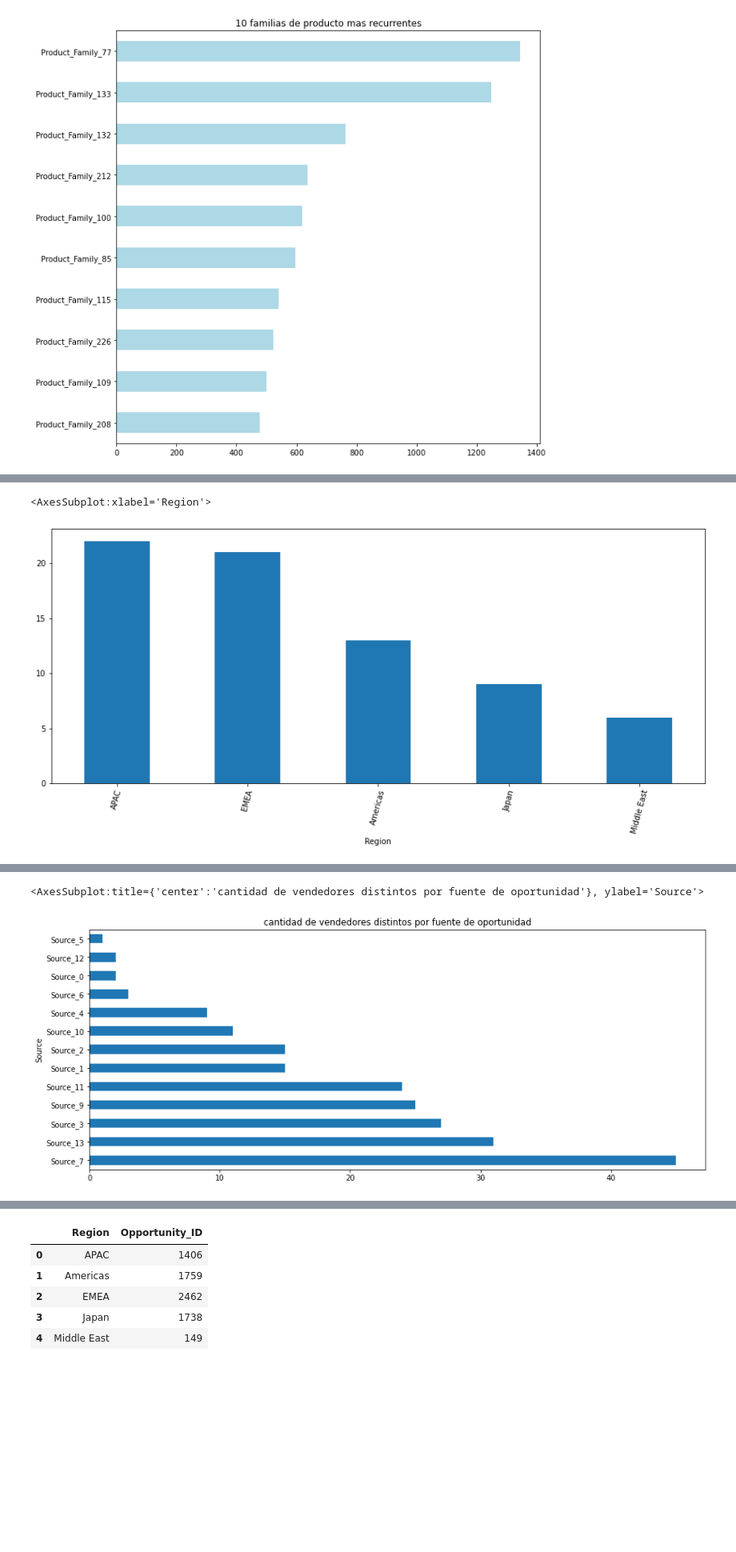
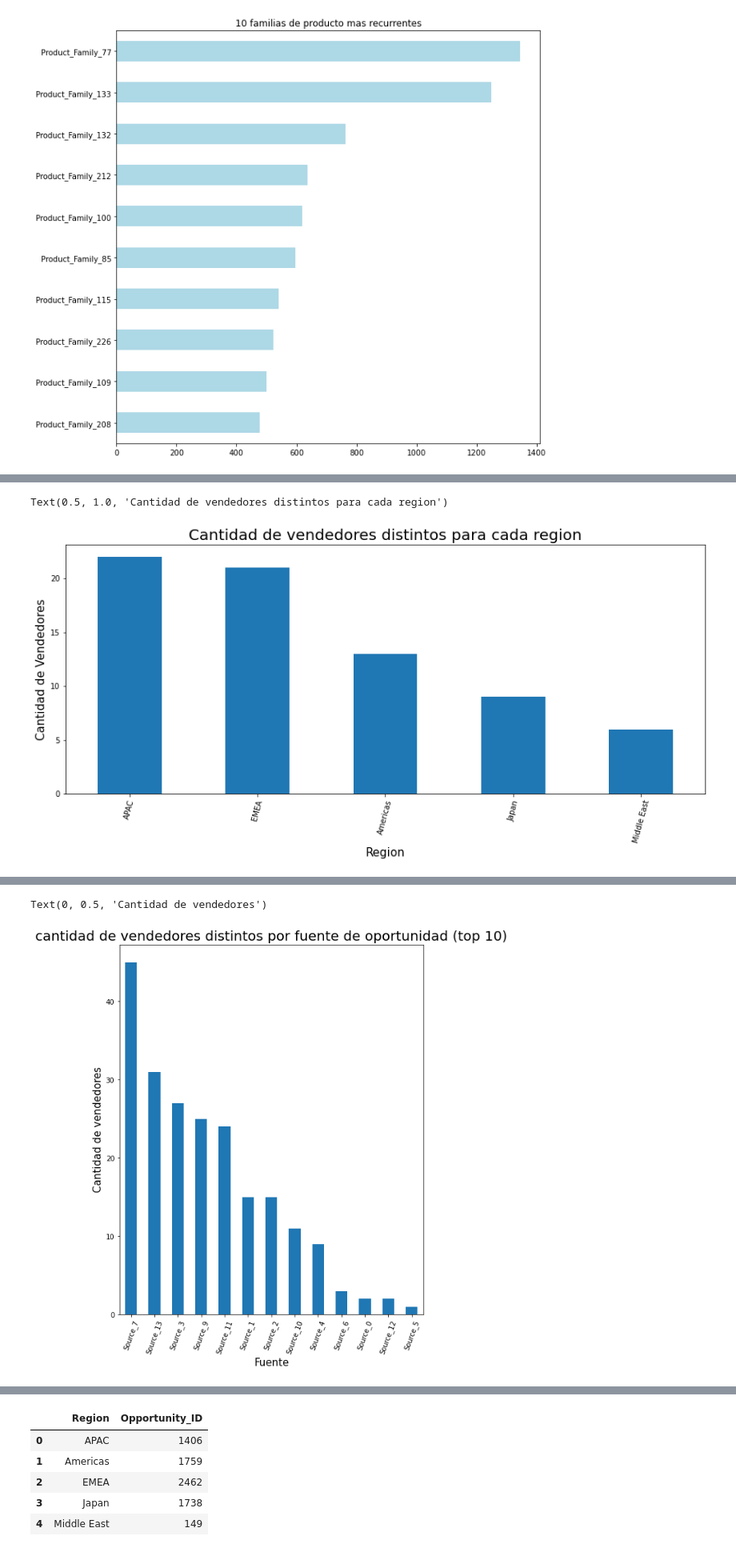
Before and after one commit to faristegui/tpdatos-2c-2020, a Jupyter notebook: tp1-franco.ipynb, the cells around one changed output, grey strips where cells are left out. Shown at 80% size. Cells and saved outputs as stored; diff of their text form; code cells hidden in the pictures; blank space fills up the shorter version.

```diff
--- a/tp1-franco.ipynb
+++ b/tp1-franco.ipynb
@@ -313,10 +326,13 @@ opportunitiesByFamily.reset_index().sort_values(by='Region_count',ascending=Fals
 # %%
 opportunitiesByFamily = data_frame.groupby(['Region']).agg({'Opportunity_Owner':pd.Series.nunique})
 opportunitiesByFamily.columns = ['Opportunity_count']
-opportunitiesByFamily.sort_values(by='Opportunity_count',ascending=False).plot.bar(legend=False,figsize=(15,6),rot=75)
+ax = opportunitiesByFamily.sort_values(by='Opportunity_count',ascending=False).plot.bar(legend=False,figsize=(15,6),rot=75)
+ax.set_xlabel('Region', size=15)
+ax.set_ylabel('Cantidad de Vendedores',size=15)
+ax.set_title('Cantidad de vendedores distintos para cada region',size=20)
 # %% [output]
-<AxesSubplot:xlabel='Region'>
+Text(0.5, 1.0, 'Cantidad de vendedores distintos para cada region')
-[figure, old version]
+[figure, new version]
 # %%
 data_frame['Source '].value_counts()
 # %% [output]
@@ -338,11 +354,13 @@ Name: Source , dtype: int64
 # %%
 opportunitiesByFamily = data_frame.groupby(['Source ']).agg({'Opportunity_Owner':pd.Series.nunique}).reset_index().loc[1:,:]
 opportunitiesByFamily.columns = ['Source','Opportunity_count']
-opportunitiesByFamily.sort_values(by='Opportunity_count',ascending=False).plot.barh(x='Source',y='Opportunity_count',legend=False,figsize=(15,6),\
-                                                                                  title='cantidad de vendedores distintos por fuente de oportunidad')
+ax = opportunitiesByFamily.sort_values(by='Opportunity_count',ascending=False).plot.bar(rot=70,x='Source',y='Opportunity_count',legend=False,figsize=(8,10))
+ax.set_title('cantidad de vendedores distintos por fuente de oportunidad (top 10)',size=20)
+ax.set_xlabel('Fuente',size=15)
+ax.set_ylabel('Cantidad de vendedores',size=15)
 # %% [output]
-<AxesSubplot:title={'center':'cantidad de vendedores distintos por fuente de oportunidad'}, ylabel='Source'>
+Text(0, 0.5, 'Cantidad de vendedores')
-[figure, old version]
+[figure, new version]
 # %%
 opportunitiesByFamily = data_frame.groupby(['Opportunity_Owner']).agg({'Source ':pd.Series.nunique}).reset_index().loc[1:,:]
 opportunitiesByFamily.columns = ['Opportunity_Owner','Source_count']
```
Also changed, not shown: parts of 20 cells of this notebook.
